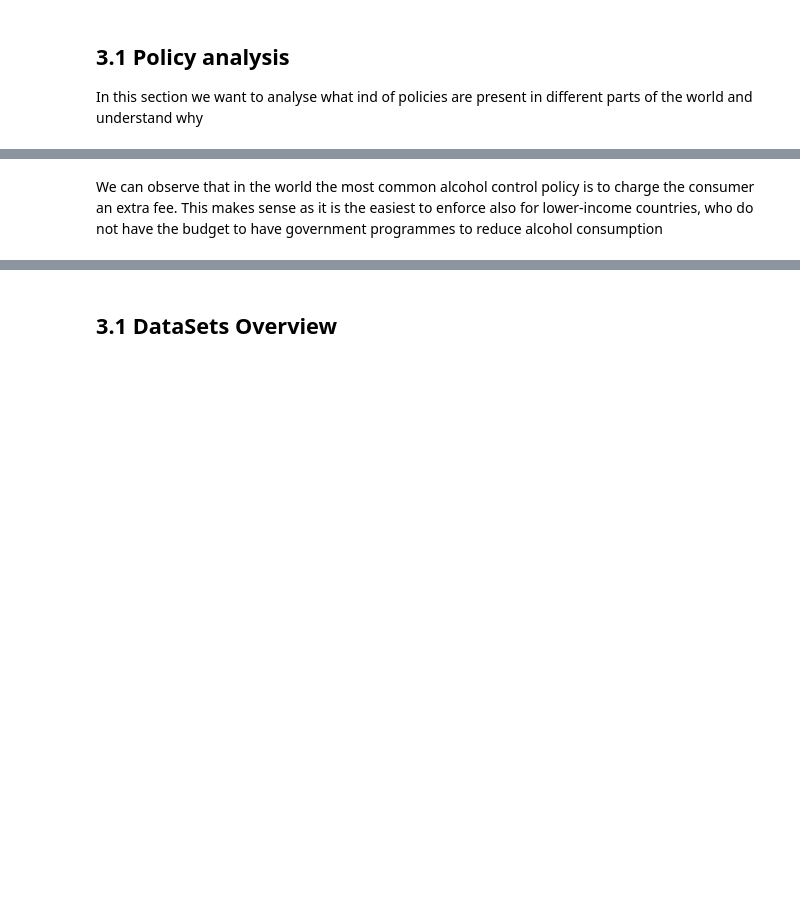
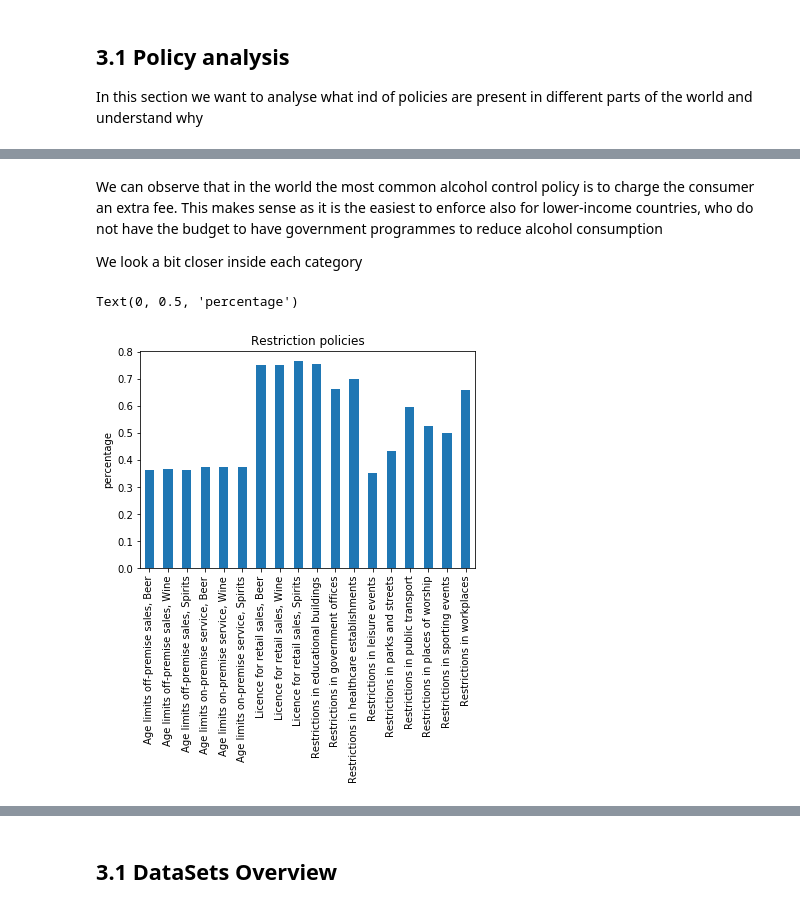
Before and after one commit to TomasTurner/Notorious_ADA_Projet_2019, a Jupyter notebook: Policies_create_whole_database.ipynb, the cells around one changed output, grey strips where cells are left out. Drawn from its saved outputs; the diff is of its cells as text; code cells hidden in the pictures; blank space fills up the shorter version.

Commit message:
Barplot of policy categories

```diff
--- a/Policies_create_whole_database.ipynb
+++ b/Policies_create_whole_database.ipynb
@@ -444,3 +451,20 @@ dtype: float64
 # %% [markdown]
 We can observe that in the world the most common alcohol control policy is to charge the consumer an extra fee.
 This makes sense as it is the easiest  to enforce also for lower-income countries, who do not have the budget to have government programmes to reduce alcohol consumption
+
+We look a bit closer inside each category
+# %%
+df_policy_mean = df_policy.mean()
+# %%
+bar_restriction = df_policy_mean[:6].append(df_policy_mean[15:18]).append(df_policy_mean[21:])
+bar_awareness = df_policy_mean[14:15].append(df_policy_mean[7:14])
+bar_charge = df_policy_mean[18:21]
+# %%
+bar_restriction.plot(kind='bar', stacked=True)
+# Add title and axis names
+plt.title('Restriction policies')
+
+plt.ylabel('percentage')
+# %% [output]
+Text(0, 0.5, 'percentage')
+[figure, added]
```
Also changed, not shown: parts of 11 cells of this notebook, 2 other files.
